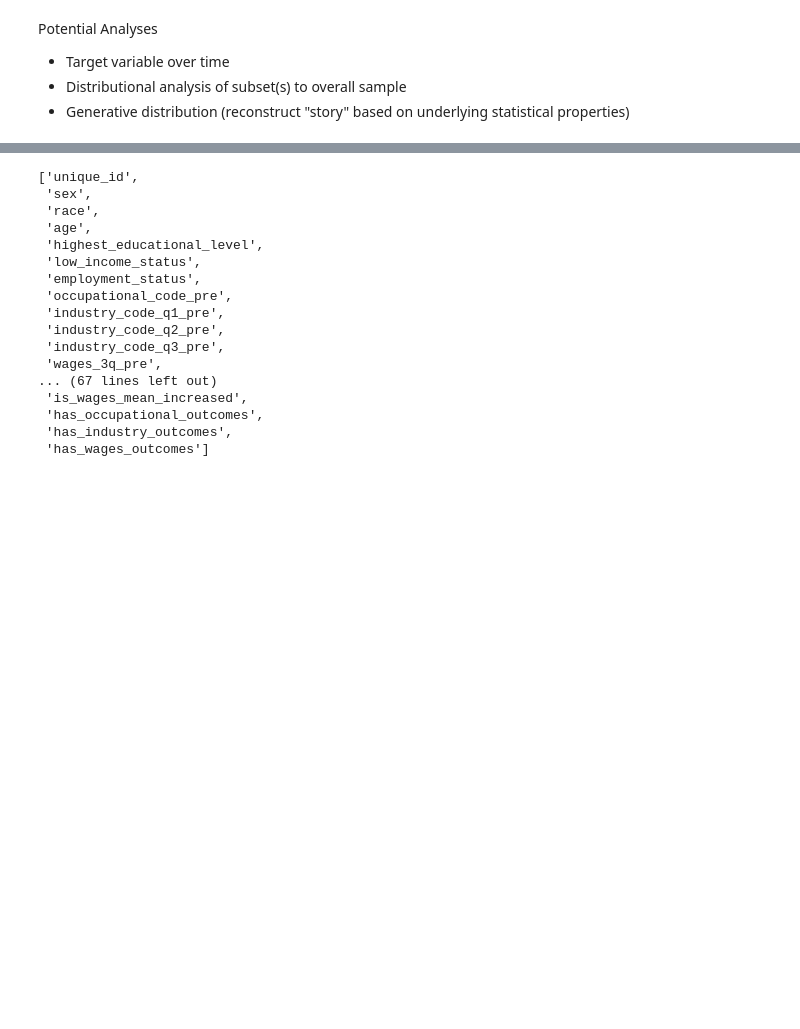
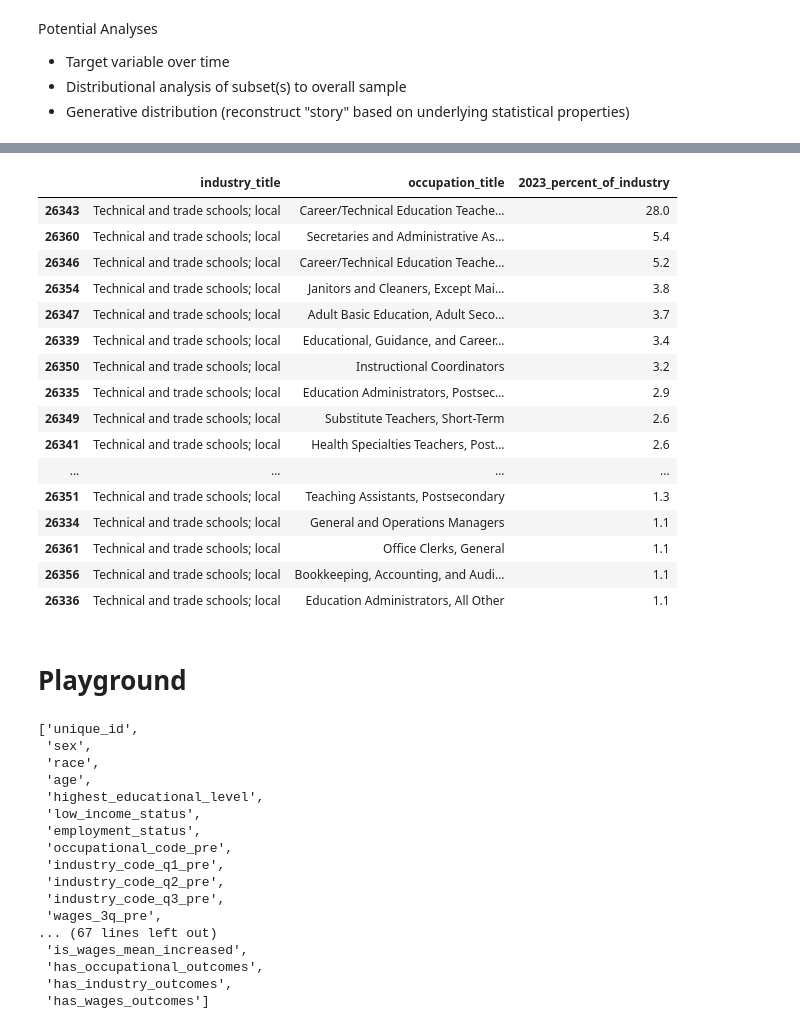
Before and after one commit to jcanedy/retrainability-index, a Jupyter notebook: notebooks/analyze_index_data.ipynb, the cells around one changed output, grey strips where cells are left out. Saved outputs shown, nothing was run; the diff lists cells and outputs as text; code cells hidden in the pictures; blank space fills up the shorter version.

```diff
--- a/notebooks/analyze_index_data.ipynb
+++ b/notebooks/analyze_index_data.ipynb
@@ -11,3 +72,27 @@ import numpy as np
+# %%
+temp_df = df_industry_occupations[df_industry_occupations.industry_code == "61150L"][["industry_title", "occupation_title", "2023_percent_of_industry"]].sort_values(by="2023_percent_of_industry", ascending=False)
+# %%
+temp_df[temp_df["2023_percent_of_industry"] > 1]
+# %% [output]
+|  | industry_title | occupation_title | 2023_percent_of_industry |
+| 26343 | Technical and trade schools; local | Career/Technical Education Teache... | 28.0 |
+| 26360 | Technical and trade schools; local | Secretaries and Administrative As... | 5.4 |
+| 26346 | Technical and trade schools; local | Career/Technical Education Teache... | 5.2 |
+| 26354 | Technical and trade schools; local | Janitors and Cleaners, Except Mai... | 3.8 |
+| 26347 | Technical and trade schools; local | Adult Basic Education, Adult Seco... | 3.7 |
+| 26339 | Technical and trade schools; local | Educational, Guidance, and Career... | 3.4 |
+| 26350 | Technical and trade schools; local | Instructional Coordinators | 3.2 |
+| 26335 | Technical and trade schools; local | Education Administrators, Postsec... | 2.9 |
+| 26349 | Technical and trade schools; local | Substitute Teachers, Short-Term | 2.6 |
+| 26341 | Technical and trade schools; local | Health Specialties Teachers, Post... | 2.6 |
+| ... | ... | ... | ... |
+| 26351 | Technical and trade schools; local | Teaching Assistants, Postsecondary | 1.3 |
+| 26334 | Technical and trade schools; local | General and Operations Managers | 1.1 |
+| 26361 | Technical and trade schools; local | Office Clerks, General | 1.1 |
+| 26356 | Technical and trade schools; local | Bookkeeping, Accounting, and Audi... | 1.1 |
+| 26336 | Technical and trade schools; local | Education Administrators, All Other | 1.1 |
+# %% [markdown]
+# Playground
 # %%
 DATA_FOLDER = "../data/processed"
 lf = pl.scan_parquet(f"{DATA_FOLDER}/index_data.parquet")
```
Also changed, not shown: parts of 12 cells of this notebook, 7 other files.
